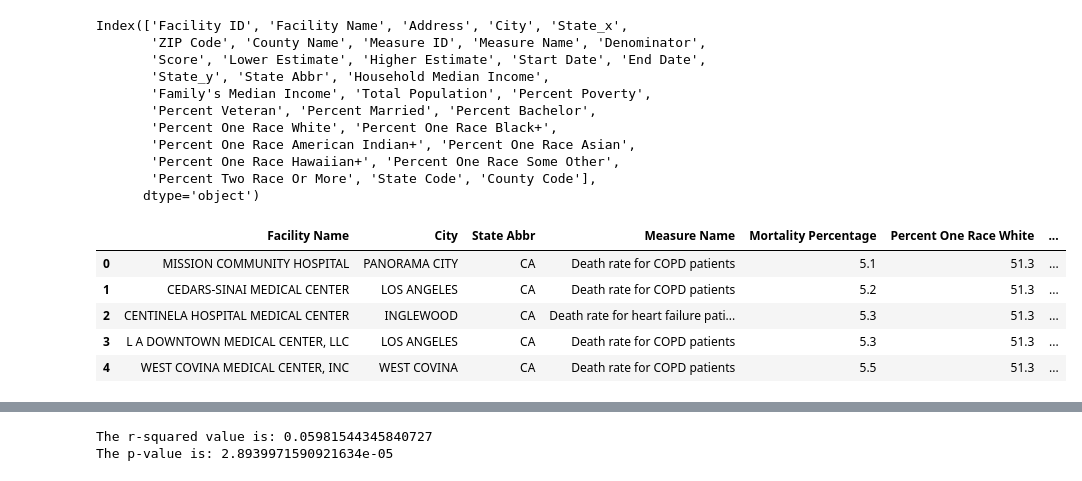
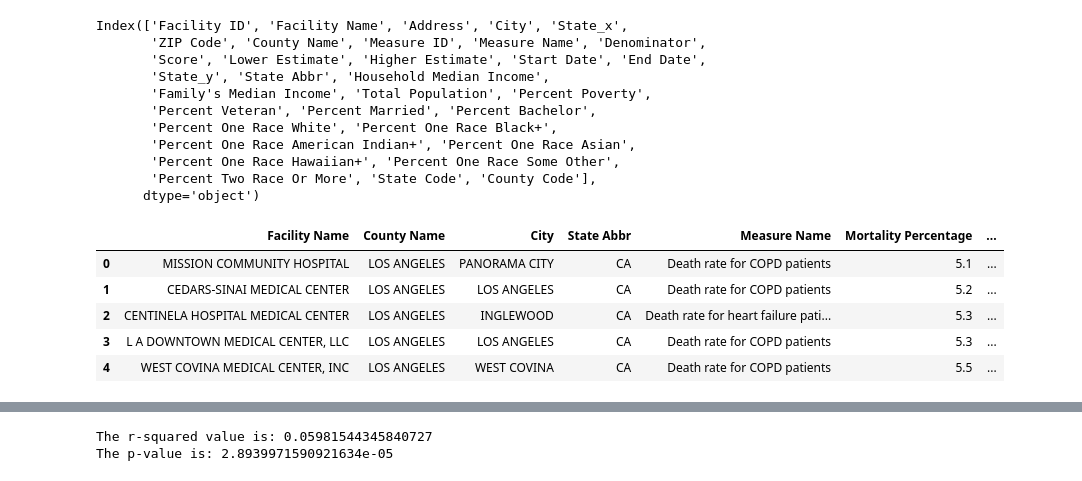
Before and after one commit to fisher1916/healthcare-disparities, a Jupyter notebook: Analysis/Race_vs_Health_Conditions.ipynb, the cells around one changed output, grey strips where cells are left out. Cells and saved outputs as stored; diff of their text form; code cells hidden in the pictures.

```diff
--- a/Analysis/Race_vs_Health_Conditions.ipynb
+++ b/Analysis/Race_vs_Health_Conditions.ipynb
@@ -35,18 +35,18 @@ Index(['Facility ID', 'Facility Name', 'Address', 'City', 'State_x',
 # %%
 race_data_df = race_data_df.rename(columns={"State_y":"State", "Score": "Mortality Percentage"})
 # %%
-race_merged = race_data_df[['Facility Name', 'City', 'State Abbr', 'Measure Name', 'Mortality Percentage','Percent One Race White', 'Percent One Race Black+',
+race_merged = race_data_df[['Facility Name', 'County Name','City', 'State Abbr', 'Measure Name', 'Mortality Percentage','Percent One Race White', 'Percent One Race Black+',
        'Percent One Race American Indian+', 'Percent One Race Asian',
        'Percent One Race Hawaiian+', 'Percent One Race Some Other',
        'Percent Two Race Or More']]
 race_merged.head()
 # %% [output]
-|  | Facility Name | City | State Abbr | Measure Name | Mortality Percentage | Percent One Race White | ... |
-| 0 | MISSION COMMUNITY HOSPITAL | PANORAMA CITY | CA | Death rate for COPD patients | 5.1 | 51.3 | ... |
-| 1 | CEDARS-SINAI MEDICAL CENTER | LOS ANGELES | CA | Death rate for COPD patients | 5.2 | 51.3 | ... |
-| 2 | CENTINELA HOSPITAL MEDICAL CENTER | INGLEWOOD | CA | Death rate for heart failure pati... | 5.3 | 51.3 | ... |
-| 3 | L A DOWNTOWN MEDICAL CENTER, LLC | LOS ANGELES | CA | Death rate for COPD patients | 5.3 | 51.3 | ... |
-| 4 | WEST COVINA MEDICAL CENTER, INC | WEST COVINA | CA | Death rate for COPD patients | 5.5 | 51.3 | ... |
+|  | Facility Name | County Name | City | State Abbr | Measure Name | Mortality Percentage | ... |
+| 0 | MISSION COMMUNITY HOSPITAL | LOS ANGELES | PANORAMA CITY | CA | Death rate for COPD patients | 5.1 | ... |
+| 1 | CEDARS-SINAI MEDICAL CENTER | LOS ANGELES | LOS ANGELES | CA | Death rate for COPD patients | 5.2 | ... |
+| 2 | CENTINELA HOSPITAL MEDICAL CENTER | LOS ANGELES | INGLEWOOD | CA | Death rate for heart failure pati... | 5.3 | ... |
+| 3 | L A DOWNTOWN MEDICAL CENTER, LLC | LOS ANGELES | LOS ANGELES | CA | Death rate for COPD patients | 5.3 | ... |
+| 4 | WEST COVINA MEDICAL CENTER, INC | LOS ANGELES | WEST COVINA | CA | Death rate for COPD patients | 5.5 | ... |
 # %%
 race_state = race_merged.loc[race_merged['State Abbr'] == 'CA']
 race_state
```
Also changed, not shown: parts of 18 cells of this notebook.
